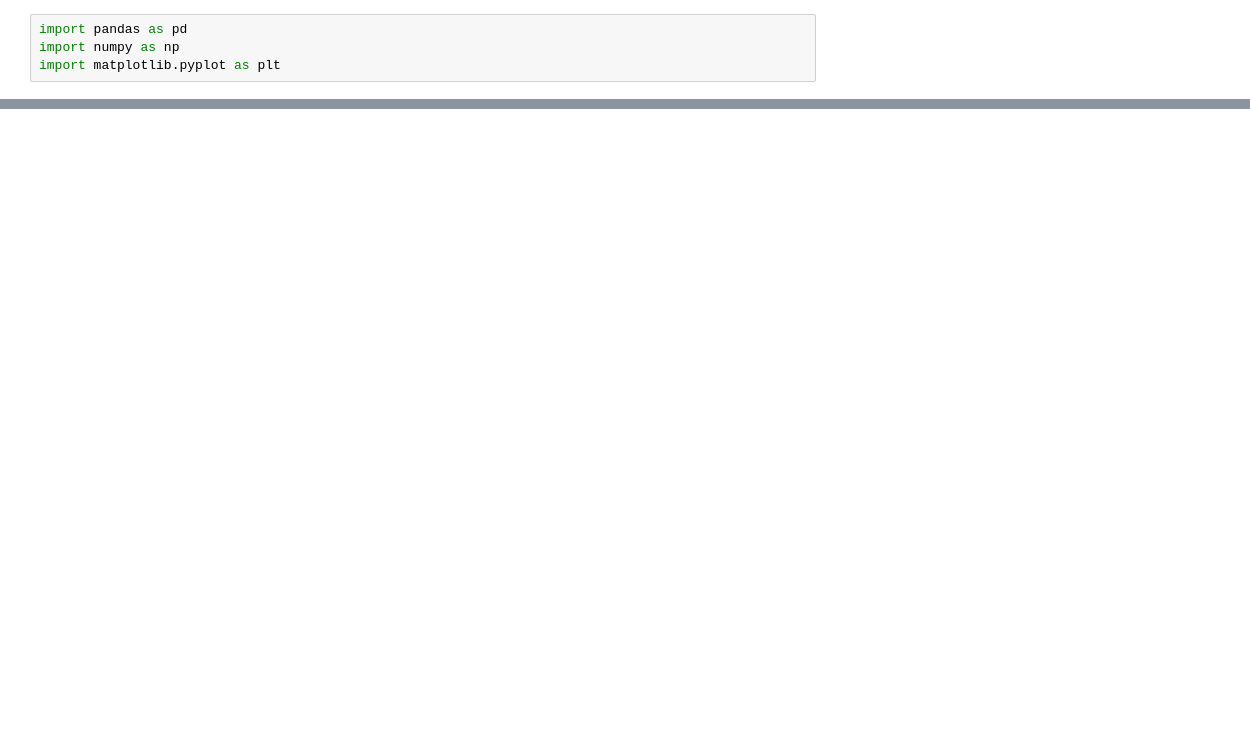
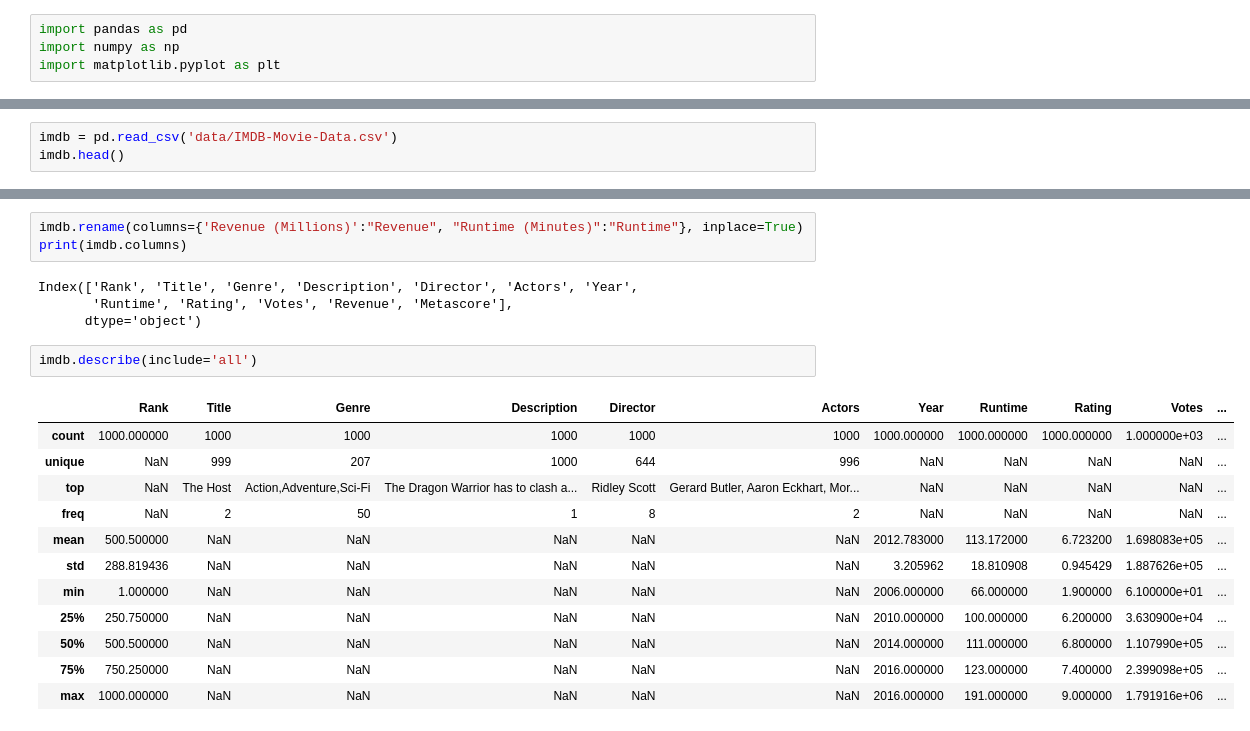
Before and after one commit to Christian-Kohl/imdbDataset, a Jupyter notebook: IMDB Exploratory Analysis.ipynb, the cells around one changed output, grey strips where cells are left out. Saved outputs shown, nothing was run; the diff lists cells and outputs as text; blank space fills up the shorter version.

```diff
--- a/IMDB Exploratory Analysis.ipynb
+++ b/IMDB Exploratory Analysis.ipynb
@@ -48,0 +5,3 @@ data[1]
+# %%
+imdb = pd.read_csv('data/IMDB-Movie-Data.csv')
+imdb.head()
@@ -48,0 +15,22 @@ data[1]
+# %%
+imdb.rename(columns={'Revenue (Millions)':"Revenue", "Runtime (Minutes)":"Runtime"}, inplace=True)
+print(imdb.columns)
+# %% [output]
+Index(['Rank', 'Title', 'Genre', 'Description', 'Director', 'Actors', 'Year',
+       'Runtime', 'Rating', 'Votes', 'Revenue', 'Metascore'],
+      dtype='object')
+# %%
+imdb.describe(include='all')
+# %% [output]
+|  | Rank | Title | Genre | Description | Director | Actors | Year | Runtime | Rating | Votes | ... |
+| count | 1000.000000 | 1000 | 1000 | 1000 | 1000 | 1000 | 1000.000000 | 1000.000000 | 1000.000000 | 1.000000e+03 | ... |
+| unique | NaN | 999 | 207 | 1000 | 644 | 996 | NaN | NaN | NaN | NaN | ... |
+| top | NaN | The Host | Action,Adventure,Sci-Fi | The Dragon Warrior has to clash a... | Ridley Scott | Gerard Butler, Aaron Eckhart, Mor... | NaN | NaN | NaN | NaN | ... |
+| freq | NaN | 2 | 50 | 1 | 8 | 2 | NaN | NaN | NaN | NaN | ... |
+| mean | 500.500000 | NaN | NaN | NaN | NaN | NaN | 2012.783000 | 113.172000 | 6.723200 | 1.698083e+05 | ... |
+| std | 288.819436 | NaN | NaN | NaN | NaN | NaN | 3.205962 | 18.810908 | 0.945429 | 1.887626e+05 | ... |
+| min | 1.000000 | NaN | NaN | NaN | NaN | NaN | 2006.000000 | 66.000000 | 1.900000 | 6.100000e+01 | ... |
+| 25% | 250.750000 | NaN | NaN | NaN | NaN | NaN | 2010.000000 | 100.000000 | 6.200000 | 3.630900e+04 | ... |
+| 50% | 500.500000 | NaN | NaN | NaN | NaN | NaN | 2014.000000 | 111.000000 | 6.800000 | 1.107990e+05 | ... |
+| 75% | 750.250000 | NaN | NaN | NaN | NaN | NaN | 2016.000000 | 123.000000 | 7.400000 | 2.399098e+05 | ... |
+| max | 1000.000000 | NaN | NaN | NaN | NaN | NaN | 2016.000000 | 191.000000 | 9.000000 | 1.791916e+06 | ... |
```
Also changed, not shown: parts of 11 cells of this notebook.
